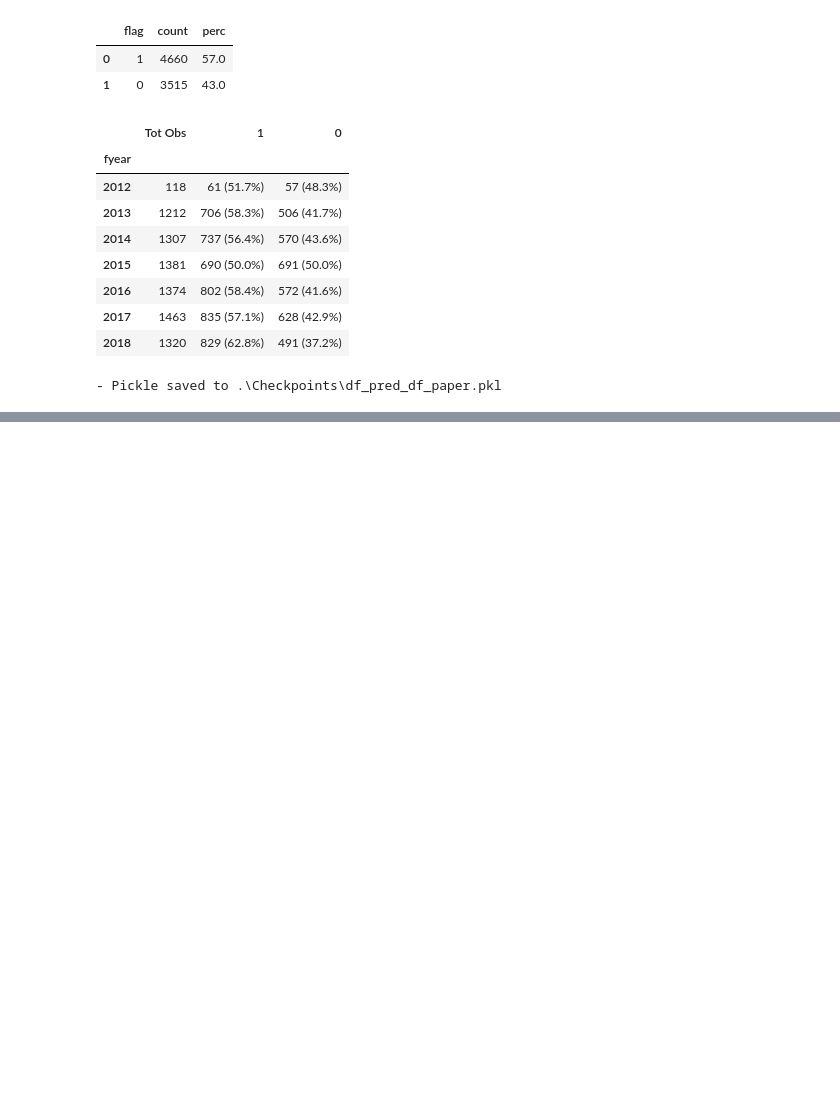
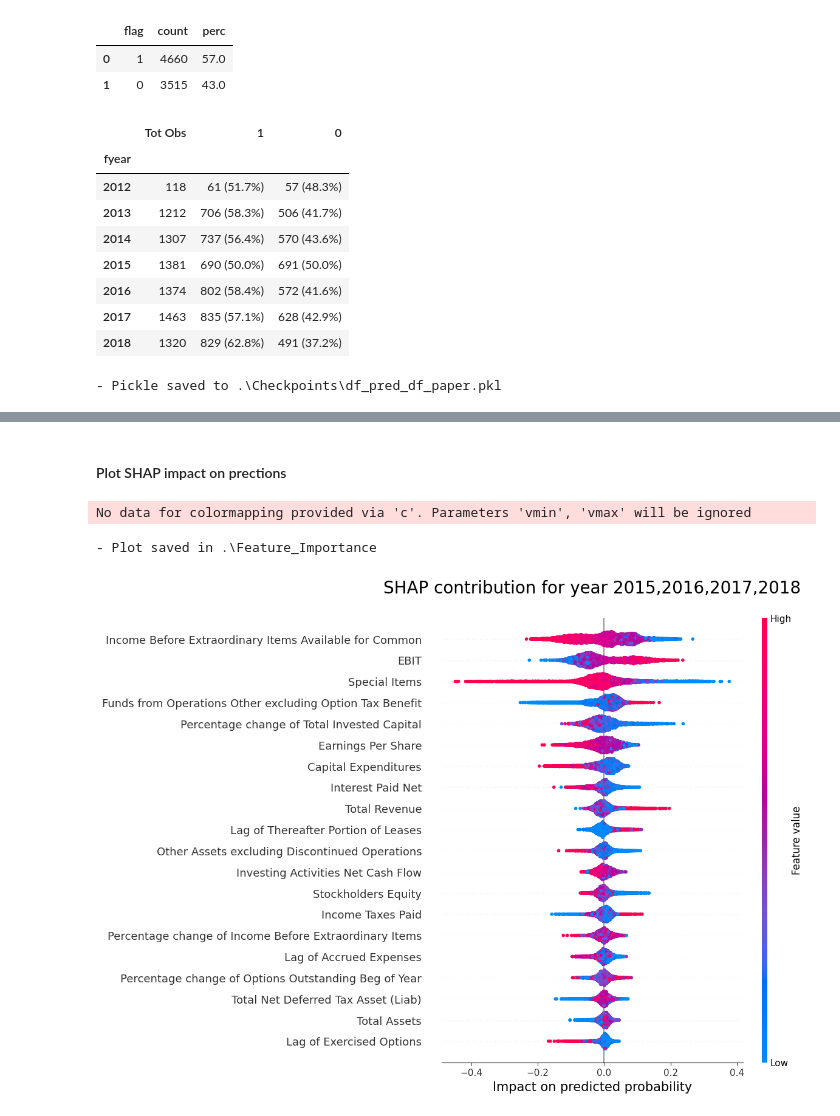
Before and after one commit to AleBitetto/WRDS_accounting, a Jupyter notebook: Predict with ML.ipynb, the cells around one changed output, grey strips where cells are left out. Saved outputs shown, nothing was run; the diff lists cells and outputs as text; code cells hidden in the pictures; blank space fills up the shorter version.

```diff
--- a/Predict with ML.ipynb
+++ b/Predict with ML.ipynb
@@ -1226,0 +459,8 @@ model1.predict(X).shape
+# %% [markdown]
+#### Plot SHAP impact on prections
+# %%
+fi.plot_swarm()
+# %% [output]
+No data for colormapping provided via 'c'. Parameters 'vmin', 'vmax' will be ignored
+- Plot saved in .\Feature_Importance
+[figure, added]
```
Also changed, not shown: parts of 89 cells of this notebook, 2 other files.
